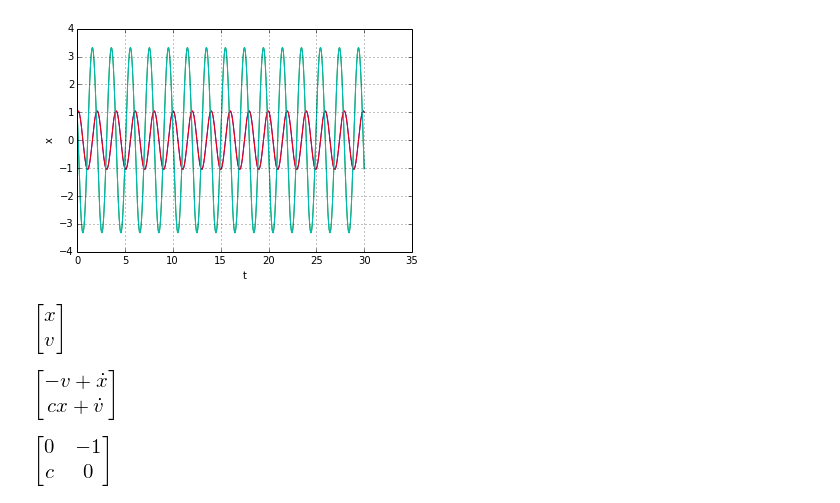
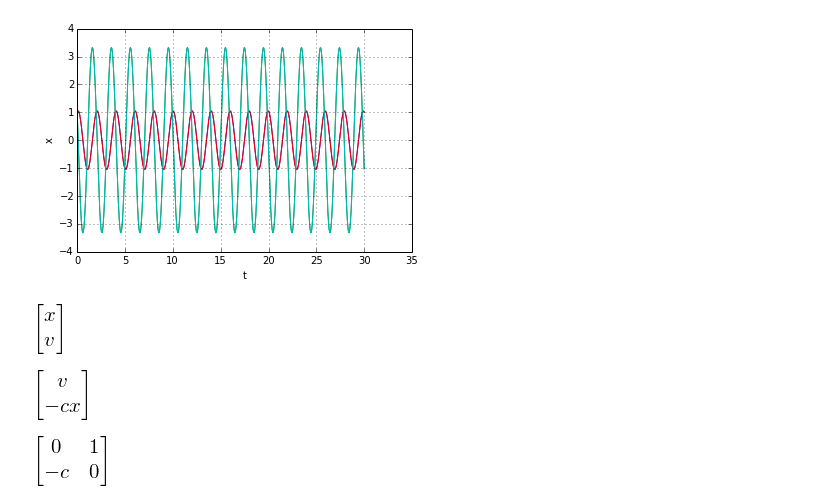
Before and after one commit to pymoca/pymoca, a Jupyter notebook: notebook/Simple.ipynb, the cells around one changed output. Drawn from its saved outputs; the diff is of its cells as text; code cells hidden in the pictures.

```diff
--- a/notebook/Simple.ipynb
+++ b/notebook/Simple.ipynb
@@ -40,18 +61,16 @@ pl.ylabel('x')
 pl.grid()
 # %% [output]
 [figure]
-# %%
-x = test.x
-x
-# %% [output]
-[figure, removed]
-# %%
-f = sympy.Matrix(test.eqs)
-f
-# %% [output]
-[figure, removed]
+# %%
+test.x
+# %% [output]
+[figure, added]
+# %%
+test.f
+# %% [output]
+[figure, added]
 # %%
-A = f.jacobian(x)
+A = test.f.jacobian(test.x)
 A
 # %% [output]
-[figure, old version]
+[figure, new version]
```
Also changed, not shown: parts of 1 cell of this notebook, 1 other file.
